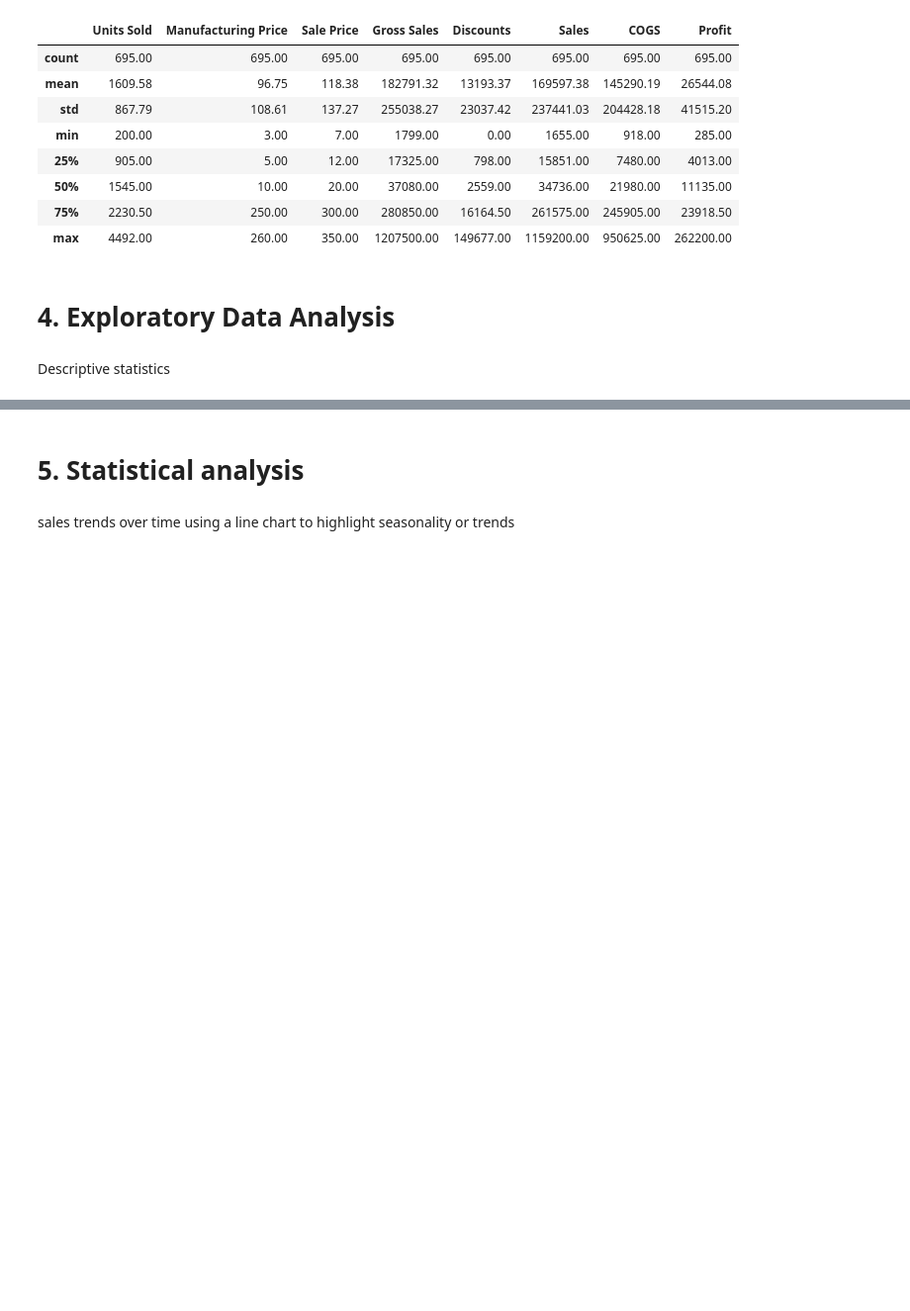
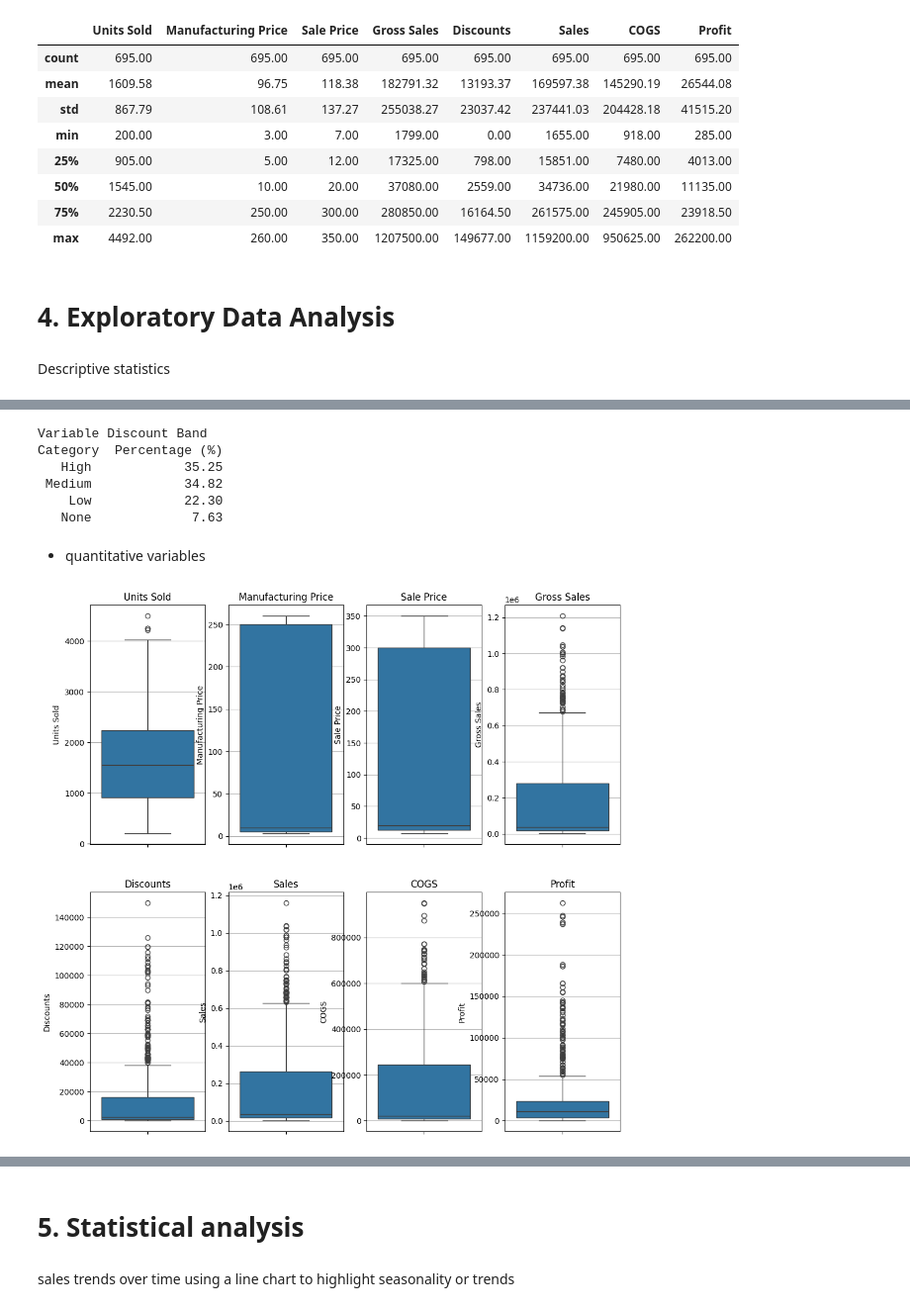
Before and after one commit to MatteoZanarini/FinalProject, a Jupyter notebook: finalProject.ipynb, the cells around one changed output, grey strips where cells are left out. Shown: that part at 99% size. Drawn from its saved outputs; the diff is of its cells as text; code cells hidden in the pictures; blank space fills up the shorter version.

```diff
--- a/finalProject.ipynb
+++ b/finalProject.ipynb
@@ -256,0 +324,27 @@ import matplotlib.pyplot as plt
+# %%
+# Discount Band
+percentageTable('Discount Band')
+# %% [output]
+Variable Discount Band
+Category  Percentage (%)
+   High            35.25
+ Medium            34.82
+    Low            22.30
+   None             7.63
+# %% [markdown]
+- quantitative variables
+# %%
+# selection of the quantitative variables
+numerical_columns = df.select_dtypes(include='number').columns
+# %%
+fig, axes = plt.subplots(2, 4, figsize=(12, 12))
+axes = axes.ravel()
+
+#  boxlot of the quantitativa vars
+for i, col in enumerate(numerical_columns):
+    sns.boxplot(y=df[col], ax=axes[i])  # Boxplot per la variabile corrente
+    axes[i].set_title(f'{col}')
+    axes[i].set_ylabel(col)
+    axes[i].grid(axis='y')
+# %% [output]
+[figure, added]
```
Also changed, not shown: parts of 9 cells of this notebook.
